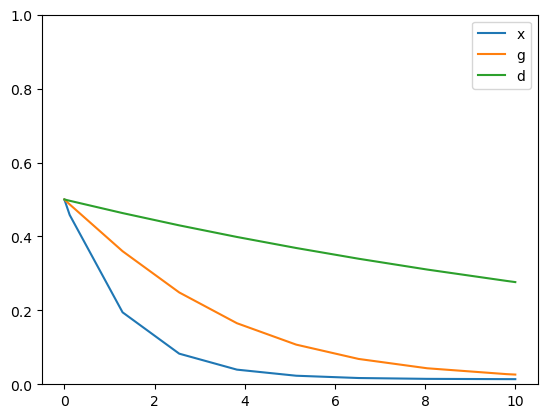
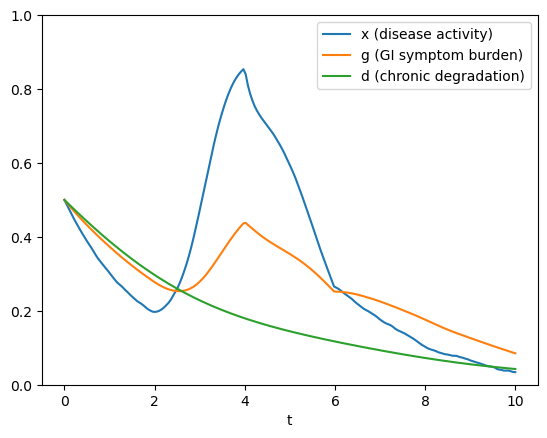
The change to this notebook cell's code, shown as a diff; its figure went from the first image to the second:
--- before
+++ after
@@ -1,13 +1,16 @@
-param_rand = np.random.rand(11)
-sol = solve_ivp(ode, t_span, y0, args=param_rand)
+# --- Solve the disease-state model -----------------------------------------
+args = (params["a"], params["b"], params["cs"], params["cl"], params["qs"],
+        params["k"], params["r"], params["eps"], params["m"], params["gc"],
+        params["nl"], A_fun, Ts, Tl)
 
-x = sol.y[0, :]
-g = sol.y[1, :]
-d = sol.y[2, :]
+sol = solve_ivp(ode, t_span, y0, args=args, t_eval=t_grid, max_step=0.1)
 
-plt.plot(sol.t, x)
-plt.plot(sol.t, g)
-plt.plot(sol.t, d)
-plt.legend(["x", "g", "d"])
+x, g, d = sol.y
+
+plt.plot(sol.t, x, label="x (disease activity)")
+plt.plot(sol.t, g, label="g (GI symptom burden)")
+plt.plot(sol.t, d, label="d (chronic degradation)")
+plt.legend()
 plt.ylim(0, 1)
+plt.xlabel("t")
 plt.show()

Commit: added some fake data